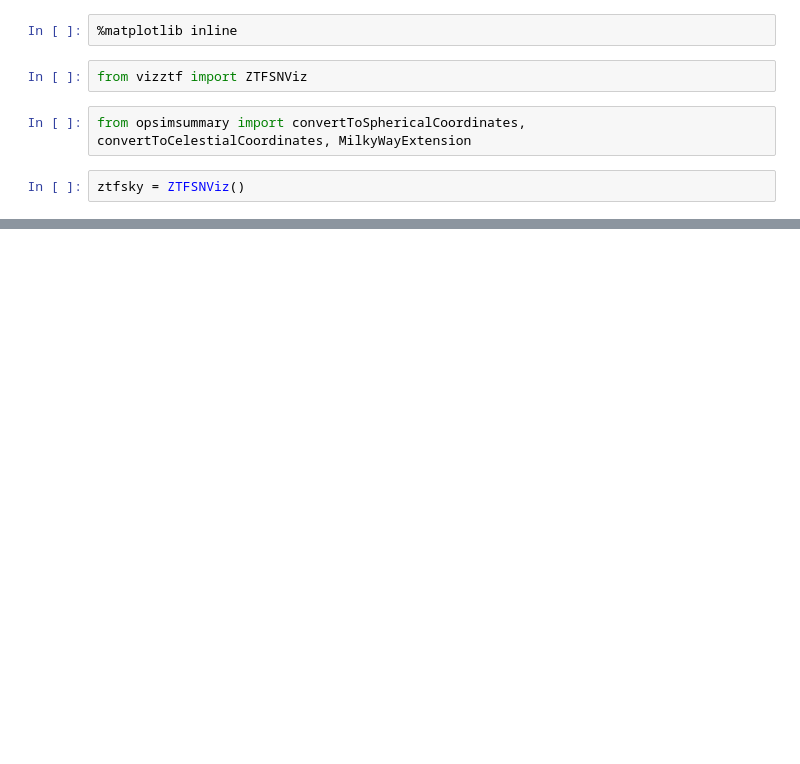
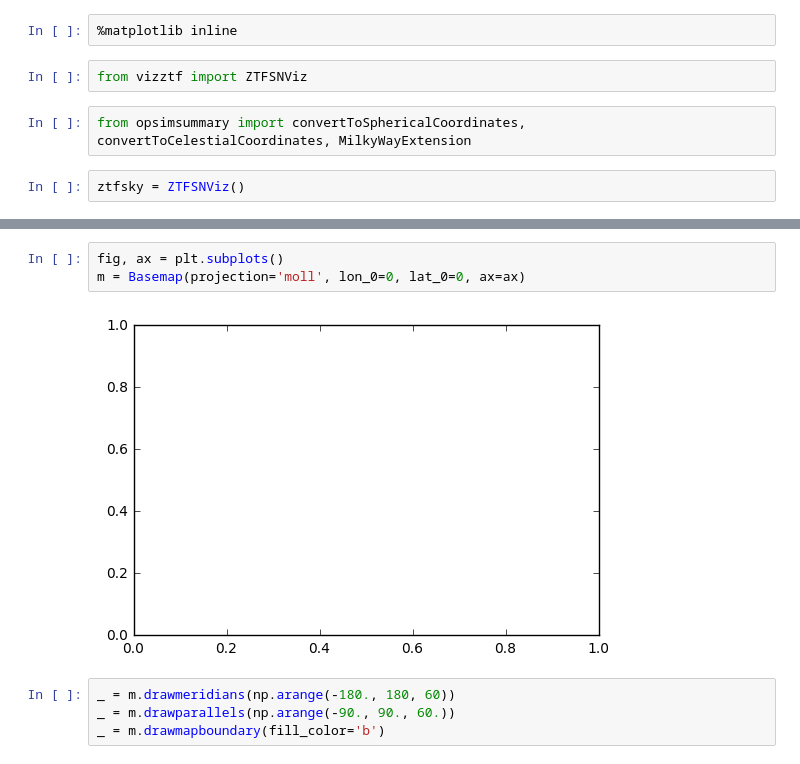
Before and after one commit to oskarkleincentre/cadence_demo_for_ztf, a Jupyter notebook: examples/Demo_testMW.ipynb, the cells around one changed output, grey strips where cells are left out. Saved outputs shown, nothing was run; the diff lists cells and outputs as text; blank space fills up the shorter version.

```diff
--- a/examples/Demo_testMW.ipynb
+++ b/examples/Demo_testMW.ipynb
@@ -21,3 +25,12 @@ ax.add_patch(p)
+# %%
+fig, ax = plt.subplots()
+m = Basemap(projection='moll', lon_0=0, lat_0=0, ax=ax)
+# %% [output]
+[figure, added]
+# %%
+_ = m.drawmeridians(np.arange(-180., 180, 60))
+_ = m.drawparallels(np.arange(-90., 90., 60.))
+_ = m.drawmapboundary(fill_color='b')
 # %%
 fig
 # %% [output]
```
Also changed, not shown: parts of 8 cells of this notebook.
